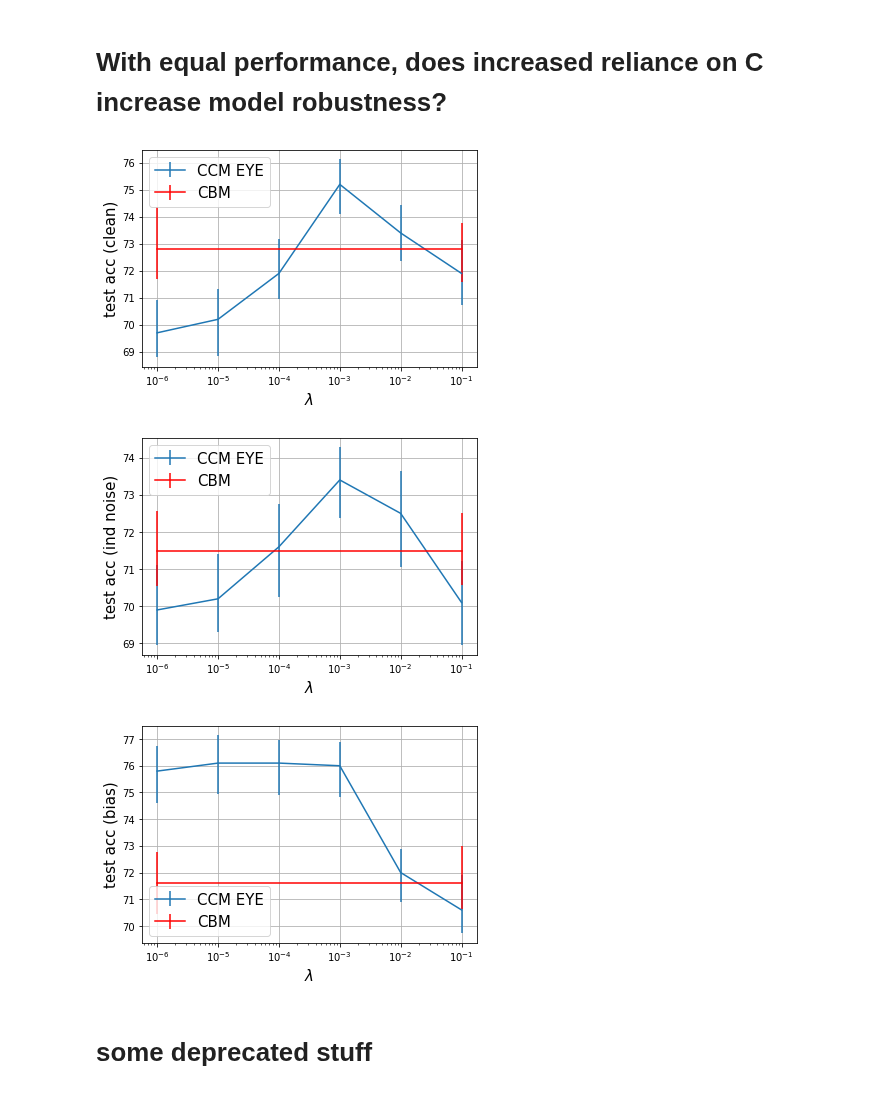
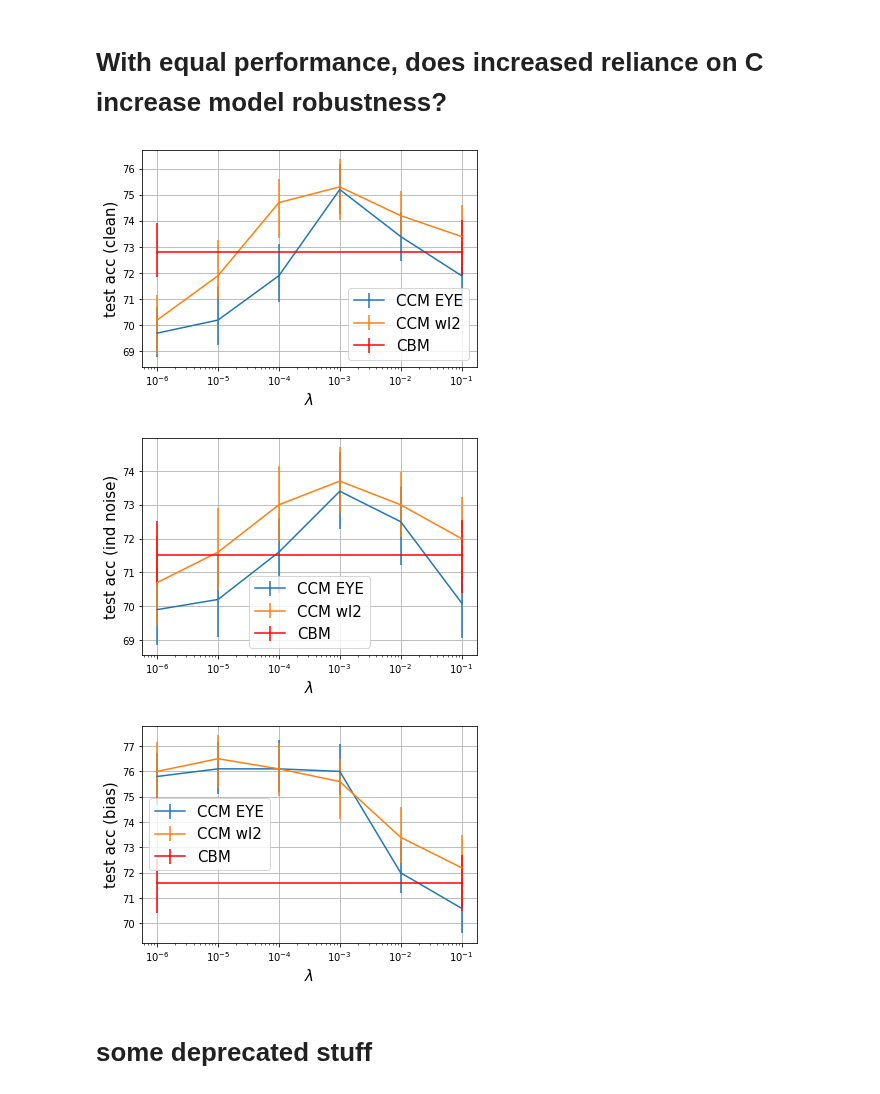
Before and after one commit to nathanwang000/ConceptCredibleModel, a Jupyter notebook: notebooks/Q3.ipynb, the cells around one changed output. Saved outputs shown, nothing was run; the diff lists cells and outputs as text; code cells hidden in the pictures.

```diff
--- a/notebooks/Q3.ipynb
+++ b/notebooks/Q3.ipynb
@@ -80,42 +80,42 @@ def plot_d_noise(d, dim=0, label=None, color=None):
 #     yerr = list(zip(*[get_error(a/100.0) for a in y]))
 #     plt.gca().set_xscale("log", nonpositive='clip')
 #     plt.errorbar(x, y, yerr=yerr, label=label, color=color)
 
 xlabel = r"$\lambda$"
 
 plot_d_noise(perf_dict_eye, 0, "CCM EYE")
-# plot_d_noise(perf_dict_wl2, 0, "CCM wl2")
+plot_d_noise(perf_dict_wl2, 0, "CCM wl2")
 plot_d_noise(perf_dict_cbm, 0, "CBM", color='red')
 plt.ylabel('test acc (clean)', fontsize=15)
 plt.xlabel(xlabel, fontsize=15)
 plt.legend(fontsize=15)
 plt.grid()
-plt.savefig('figures/clean_lambda_cub.png')
+# plt.savefig('figures/clean_lambda_cub.png')
 plt.show()
 
 plot_d_noise(perf_dict_eye, 1, "CCM EYE")
-# plot_d_noise(perf_dict_wl2, 1, "CCM wl2")
+plot_d_noise(perf_dict_wl2, 1, "CCM wl2")
 plot_d_noise(perf_dict_cbm, 1, "CBM", color='red')
 plt.ylabel('test acc (ind noise)', fontsize=15)
 plt.xlabel(xlabel, fontsize=15)
 plt.legend(fontsize=15)
 plt.grid()
-plt.savefig('figures/ind_lambda_cub.png')
+# plt.savefig('figures/ind_lambda_cub.png')
 plt.show()
 
 plot_d_noise(perf_dict_eye, 2, "CCM EYE")
-# plot_d_noise(perf_dict_wl2, 2, "CCM wl2")
+plot_d_noise(perf_dict_wl2, 2, "CCM wl2")
 plot_d_noise(perf_dict_cbm, 2, "CBM", color='red')
 plt.ylabel('test acc (bias)', fontsize=15)
 plt.xlabel(xlabel, fontsize=15)
 plt.legend(fontsize=15)
 plt.grid()
-plt.savefig('figures/bias_lambda_cub.png')
+# plt.savefig('figures/bias_lambda_cub.png')
 plt.show()
 # %% [output]
-[figure, old version]
+[figure, new version]
-[figure, old version]
+[figure, new version]
-[figure, old version]
+[figure, new version]
 # %% [markdown]
 # some deprecated stuff
 # %%
```
Also changed, not shown: 7 other files.
